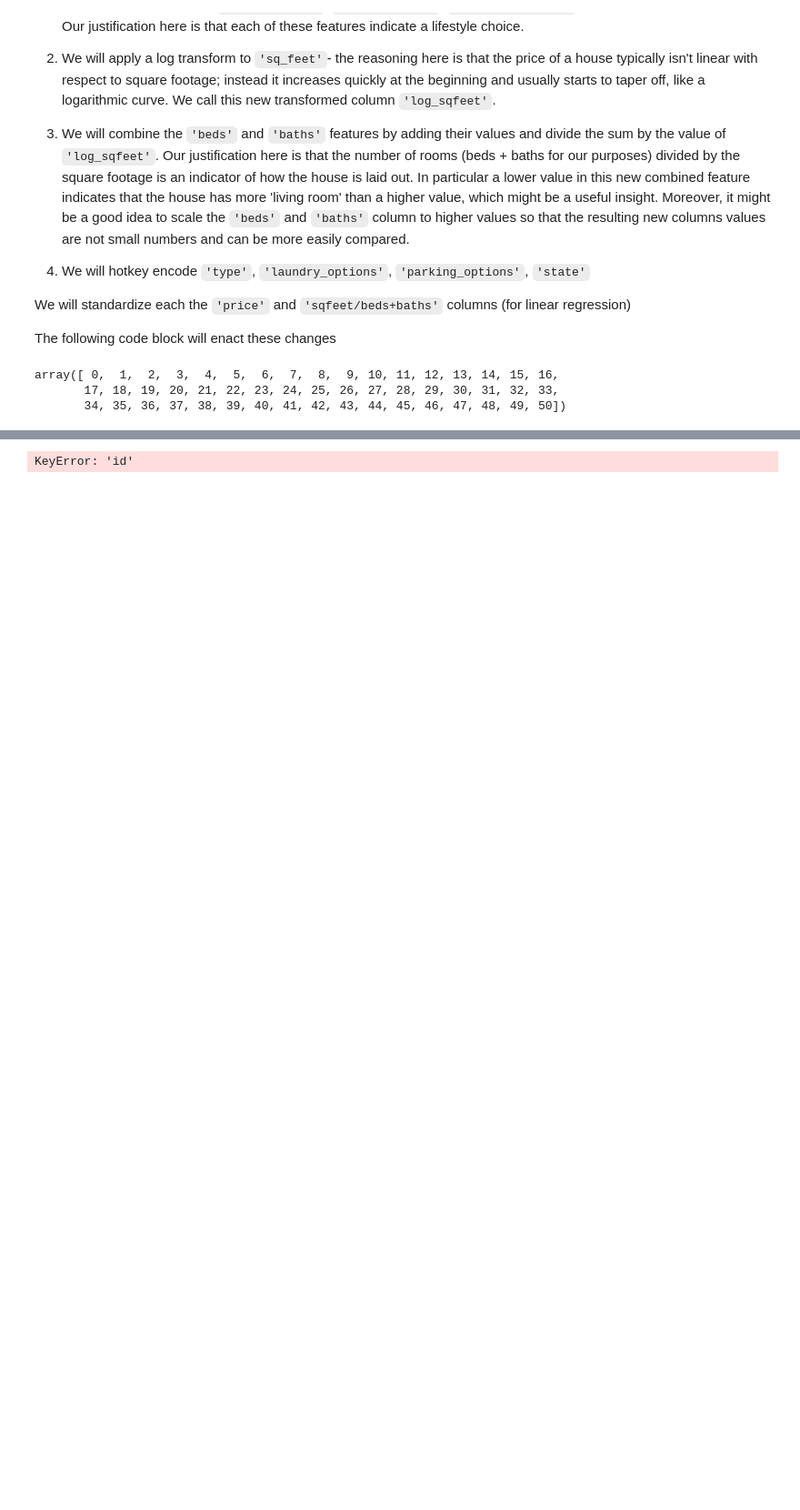
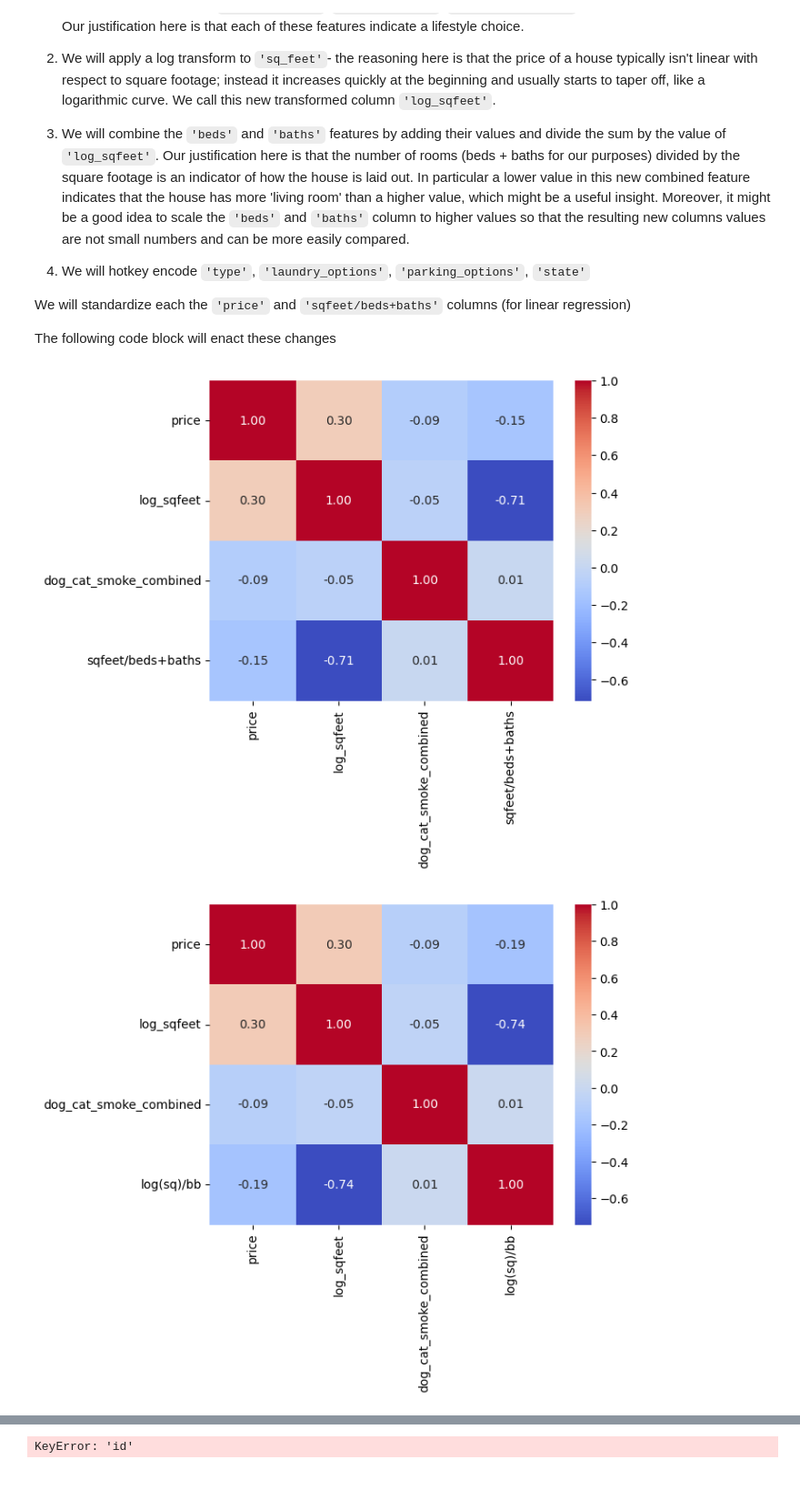
Before and after one commit to taylor-j-murray/Machine-Learning-Project, a Jupyter notebook: Housing_Data_ML/EDA.ipynb, the cells around one changed output, grey strips where cells are left out. Shown at 91% size. Saved outputs shown, nothing was run; the diff lists cells and outputs as text; code cells hidden in the pictures; blank space fills up the shorter version.

```diff
--- a/Housing_Data_ML/EDA.ipynb
+++ b/Housing_Data_ML/EDA.ipynb
@@ -683,22 +682,38 @@ The following code block will enact these changes
 # %%
 data['dog_cat_smoke_combined'] = data['dogs_allowed'] + data['cats_allowed'] + data['smoking_allowed']
 data['sqfeet/beds+baths'] = np.log(data['sqfeet'])/(data['beds'] + data['baths'])
 
 standard = prepro.StandardizeColumns(columns = ['sqfeet/beds+baths'])
 data = standard.fit_transform(data)
 
 #Hot key encode
 
 def HotKey(db : pd.DataFrame, cols : list[str]):
     data = db.copy()
     for col in cols:
         for idx, val in enumerate(data[col].unique()):
             data[col] = data[col].replace(to_replace = val, value = idx)
     return data
 
 data = HotKey(data, cols = ['type','laundry_options','parking_options','state'])
 # may need a way to remember which key corresponds to which entry.
+
+corr_matrix = data[['price','log_sqfeet', 'dog_cat_smoke_combined', 'sqfeet/beds+baths']].corr()
+sns.heatmap(corr_matrix, annot = True, cmap = 'coolwarm', fmt =".2f")
+plt.show()
+
+data['log(sq)/bb'] = np.log(data['sqfeet'])/(data['baths'] * data['beds'])
+
+corr_matrix = data[['price','log_sqfeet', 'dog_cat_smoke_combined', 'log(sq)/bb']].corr()
+sns.heatmap(corr_matrix, annot = True, cmap = 'coolwarm', fmt =".2f")
+plt.show()
+
+
+data['log(sq)/b+b'] = np.log(data['sqfeet']/(data['baths'] + data['beds']))
+
+corr_matrix = data[['price','log_sqfeet', 'dog_cat_smoke_combined', 'log(sq)/bb']].corr()
+sns.heatmap(corr_matrix, annot = True, cmap = 'coolwarm', fmt =".2f")
+plt.show()
 # %% [output]
-array([ 0,  1,  2,  3,  4,  5,  6,  7,  8,  9, 10, 11, 12, 13, 14, 15, 16,
-       17, 18, 19, 20, 21, 22, 23, 24, 25, 26, 27, 28, 29, 30, 31, 32, 33,
-       34, 35, 36, 37, 38, 39, 40, 41, 42, 43, 44, 45, 46, 47, 48, 49, 50])
+[figure, added]
+[figure, added]
```
Also changed, not shown: parts of 7 cells of this notebook, 3 other files.
